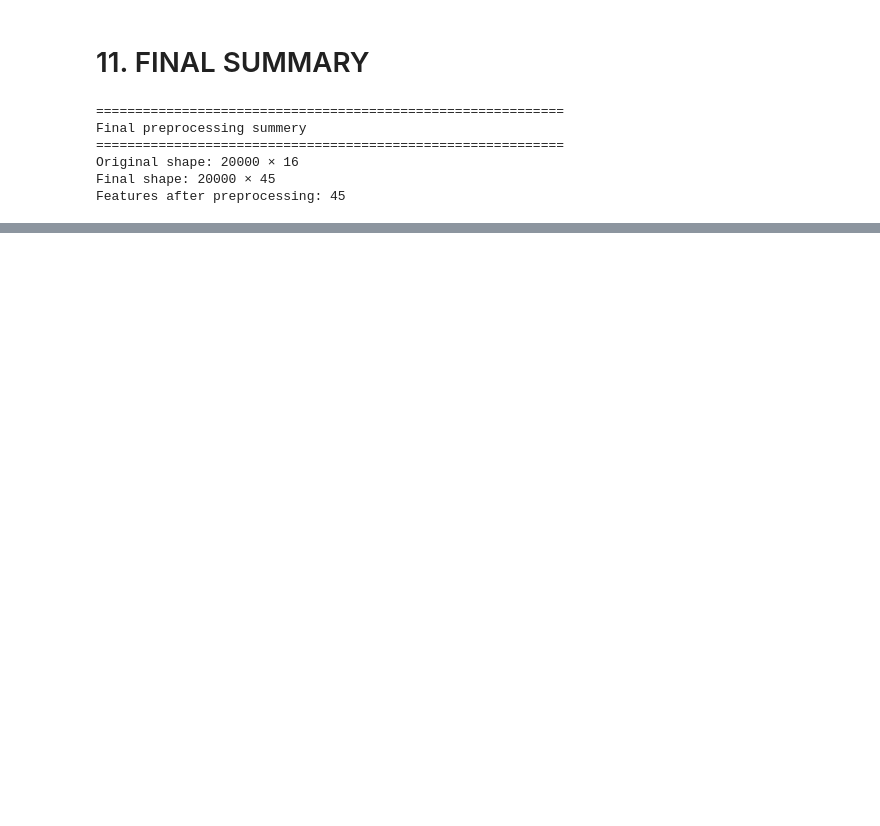
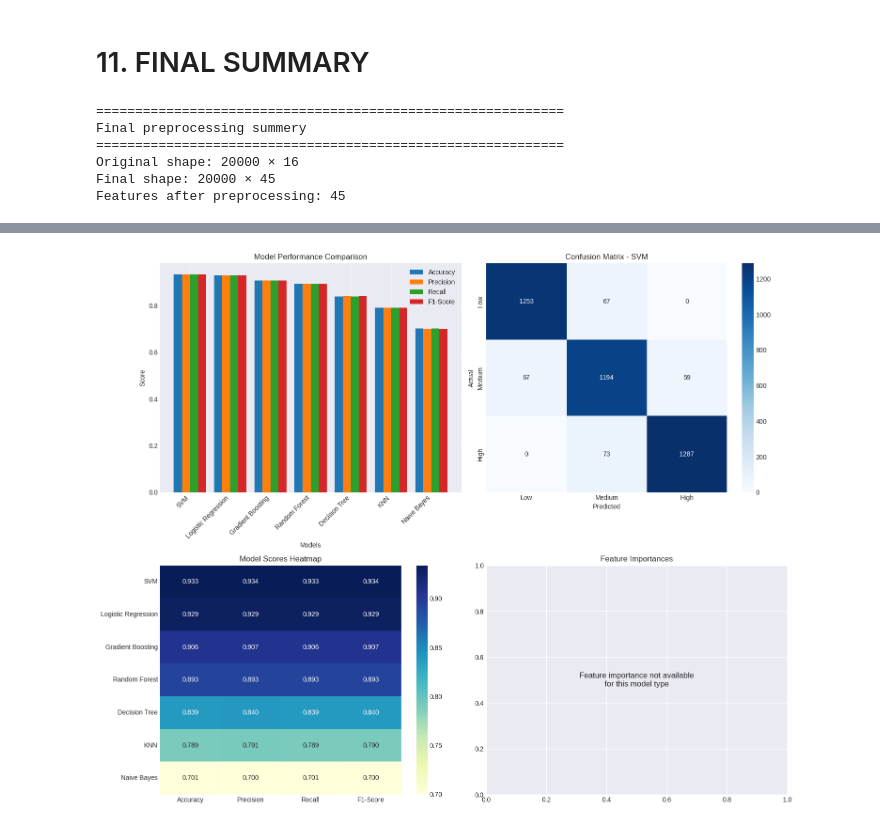
Before and after one commit to mahdidnp/University-activities-, a Jupyter notebook: data minning/ai-impact-on-jobs-and-layoff-risks.ipynb, the cells around one changed output, grey strips where cells are left out. Cells and saved outputs as stored; diff of their text form; code cells hidden in the pictures; blank space fills up the shorter version.

Commit message:
classification and clustring algorithms have run on dataset

```diff
--- a/data minning/ai-impact-on-jobs-and-layoff-risks.ipynb
+++ b/data minning/ai-impact-on-jobs-and-layoff-risks.ipynb
@@ -350,0 +628,11 @@ Features after preprocessing: 45
+# %%
+print("=" * 60)
+print("Loading Test Data for Prediction")
+print("=" * 60)
+
+# Load test data
+X_test = pd.read_csv('X_test.csv')
+y_test = pd.read_csv('y_test.csv').values.ravel()
+
+print(f"X_test shape: {X_test.shape}")
+print(f"y_test shape: {y_test.shape}")
@@ -350,0 +808,70 @@ Features after preprocessing: 45
+# %%
+print("\n" + "=" * 60)
+print("Creating Visualizations")
+print("=" * 60)
+
+plt.style.use('seaborn-v0_8-darkgrid')
+fig, axes = plt.subplots(2, 2, figsize=(15, 12))
+
+# 1. Model Comparison Bar Chart
+ax1 = axes[0, 0]
+metrics = ['Accuracy', 'Precision', 'Recall', 'F1-Score']
+x = np.arange(len(comparison_df['Model']))
+width = 0.2
+
+for i, metric in enumerate(metrics):
+    ax1.bar(x + i*width, comparison_df[metric], width, label=metric)
+
+ax1.set_xlabel('Models')
+ax1.set_ylabel('Score')
+ax1.set_title('Model Performance Comparison')
+ax1.set_xticks(x + width * 1.5)
+ax1.set_xticklabels(comparison_df['Model'], rotation=45, ha='right')
+ax1.legend()
+ax1.grid(True, alpha=0.3)
+
+# 2. Confusion Matrix of Best Model
+ax2 = axes[0, 1]
+best_pred = evaluation_results[best_model]['Predictions']
+cm_best = confusion_matrix(y_test, best_pred)
+
+sns.heatmap(cm_best, annot=True, fmt='d', cmap='Blues', ax=ax2,
+            xticklabels=['Low', 'Medium', 'High'],
+            yticklabels=['Low', 'Medium', 'High'])
+ax2.set_title(f'Confusion Matrix - {best_model}')
+ax2.set_xlabel('Predicted')
+ax2.set_ylabel('Actual')
+
+# 3. Model Scores Comparison (Heatmap)
+ax3 = axes[1, 0]
+scores_matrix = comparison_df[['Accuracy', 'Precision', 'Recall', 'F1-Score']].values
+sns.heatmap(scores_matrix, annot=True, fmt='.3f', cmap='YlGnBu', ax=ax3,
+            xticklabels=['Accuracy', 'Precision', 'Recall', 'F1-Score'],
+            yticklabels=comparison_df['Model'])
+ax3.set_title('Model Scores Heatmap')
+
+# 4. Feature Importance (for best model if available)
+ax4 = axes[1, 1]
+best_model_obj = all_models[best_model]
+
+if hasattr(best_model_obj, 'feature_importances_'):
+    feature_importance = pd.DataFrame({
+        'Feature': X_test.columns,
+        'Importance': best_model_obj.feature_importances_
+    }).sort_values('Importance', ascending=False).head(10)
+
+    ax4.barh(feature_importance['Feature'], feature_importance['Importance'])
+    ax4.set_xlabel('Importance')
+    ax4.set_title(f'Top 10 Feature Importances - {best_model}')
+    ax4.grid(True, alpha=0.3)
+else:
+    ax4.text(0.5, 0.5, 'Feature importance not available\nfor this model type',
+             ha='center', va='center', fontsize=12)
+    ax4.set_title('Feature Importances')
+
+plt.tight_layout()
+plt.savefig('classification_evaluation.png', dpi=300, bbox_inches='tight')
+plt.show()
+
+print("✅ Visualizations saved as 'classification_evaluation.png'")
+# %% [output]
@@ -350,0 +881 @@ Features after preprocessing: 45
+[figure, added]
```
Also changed, not shown: parts of 57 cells of this notebook.
